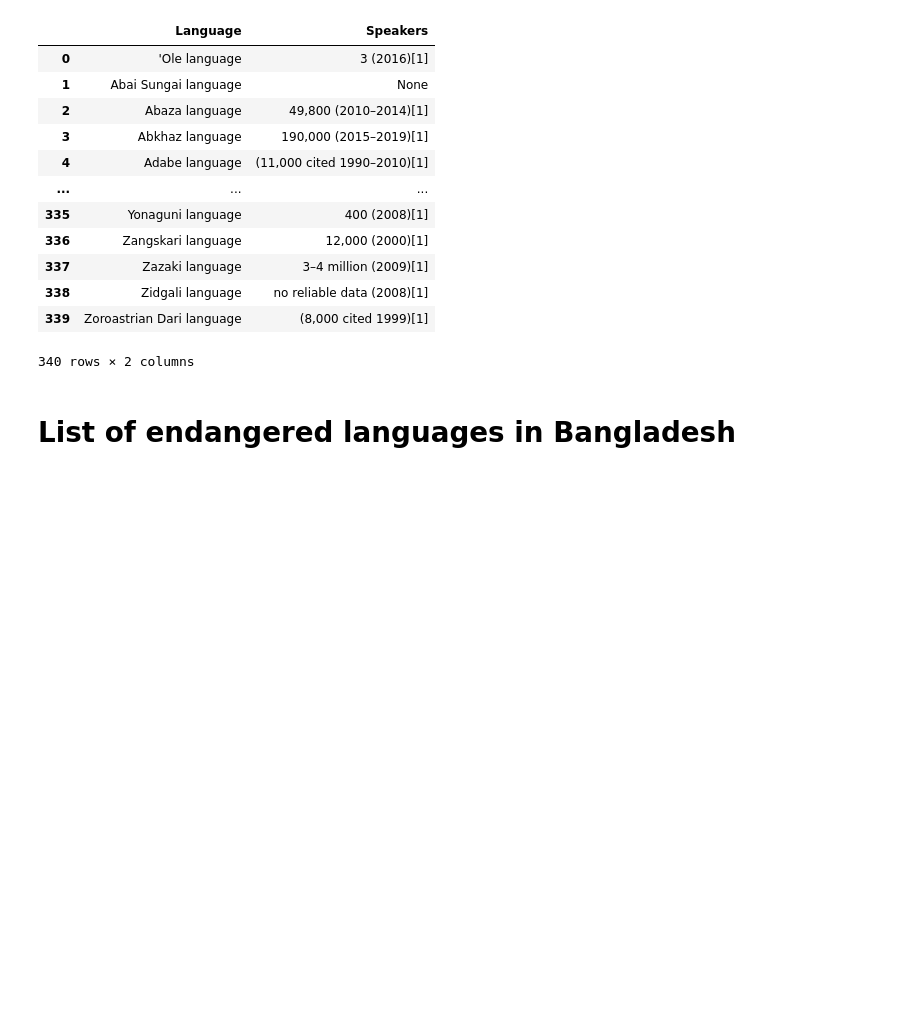
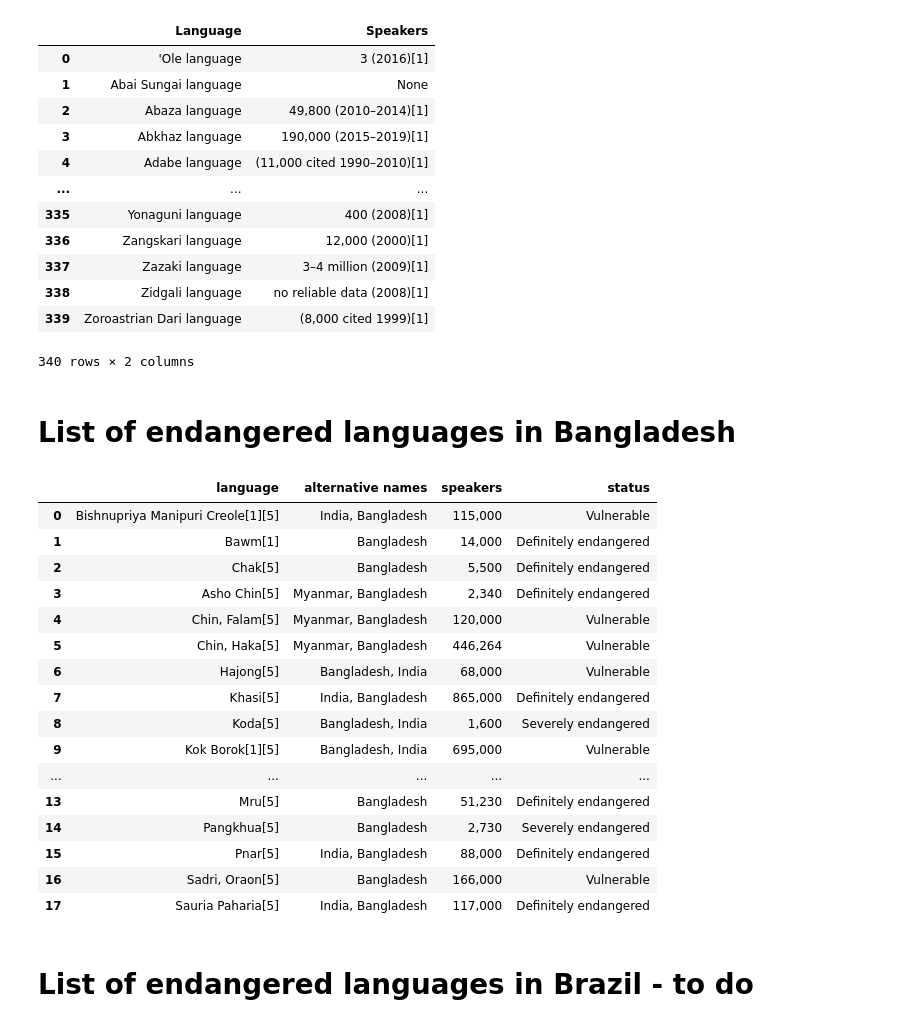
Before and after one commit to giuliaok/EQUATE, a Jupyter notebook: language_endangerment_work.ipynb, the cells around one changed output. Drawn from its saved outputs; the diff is of its cells as text; code cells hidden in the pictures; blank space fills up the shorter version.

```diff
--- a/language_endangerment_work.ipynb
+++ b/language_endangerment_work.ipynb
@@ -199,3 +221,42 @@ endangered_asia
 endangered_asia.to_excel('/Users/giuliaocchini/Desktop/Asia_endangered.xlsx')
 # %% [markdown]
 # List of endangered languages in Bangladesh
+# %%
+bangladesh_soup = BeautifulSoup(requests.get('https://en.wikipedia.org/wiki/List_of_endangered_languages_in_Bangladesh').text, 'html.parser')
+# %%
+data = []
+for tr in bangladesh_soup.find_all('tr'):
+    row = {}
+    # Find all table data in the row
+    tds = tr.find_all('td')
+    # If there are at least 4 table data elements in the row, extract their text
+    if len(tds) >= 4:
+        row['language'] = tds[0].get_text(strip=True) if tds and len(tds) > 0 else ''
+        row['alternative names'] = tds[1].get_text(strip=True) if tds and len(tds) > 1 else ''
+        row['speakers'] = tds[2].get_text(strip=True) if tds and len(tds) > 2 else ''
+        row['status'] = tds[3].get_text(strip=True) if tds and len(tds) > 3 else ''
+        data.append(row)
+# %%
+bangladesh_df = pd.DataFrame(data)
+# %%
+bangladesh_df
+# %% [output]
+|  | language | alternative names | speakers | status |
+| 0 | Bishnupriya Manipuri Creole[1][5] | India, Bangladesh | 115,000 | Vulnerable |
+| 1 | Bawm[1] | Bangladesh | 14,000 | Definitely endangered |
+| 2 | Chak[5] | Bangladesh | 5,500 | Definitely endangered |
+| 3 | Asho Chin[5] | Myanmar, Bangladesh | 2,340 | Definitely endangered |
+| 4 | Chin, Falam[5] | Myanmar, Bangladesh | 120,000 | Vulnerable |
+| 5 | Chin, Haka[5] | Myanmar, Bangladesh | 446,264 | Vulnerable |
+| 6 | Hajong[5] | Bangladesh, India | 68,000 | Vulnerable |
+| 7 | Khasi[5] | India, Bangladesh | 865,000 | Definitely endangered |
+| 8 | Koda[5] | Bangladesh, India | 1,600 | Severely endangered |
+| 9 | Kok Borok[1][5] | Bangladesh, India | 695,000 | Vulnerable |
+| ... | ... | ... | ... | ... |
+| 13 | Mru[5] | Bangladesh | 51,230 | Definitely endangered |
+| 14 | Pangkhua[5] | Bangladesh | 2,730 | Severely endangered |
+| 15 | Pnar[5] | India, Bangladesh | 88,000 | Definitely endangered |
+| 16 | Sadri, Oraon[5] | Bangladesh | 166,000 | Vulnerable |
+| 17 | Sauria Paharia[5] | India, Bangladesh | 117,000 | Definitely endangered |
+# %% [markdown]
+# List of endangered languages in Brazil - to do
```
Also changed, not shown: parts of 43 cells of this notebook.
